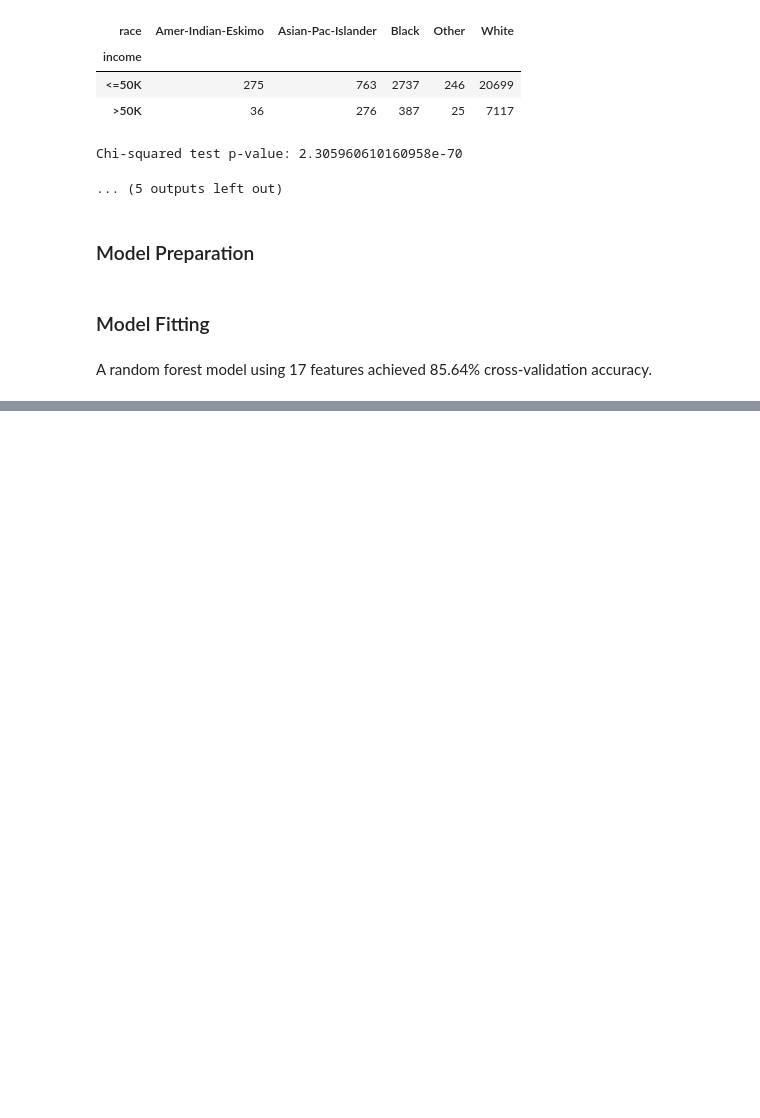
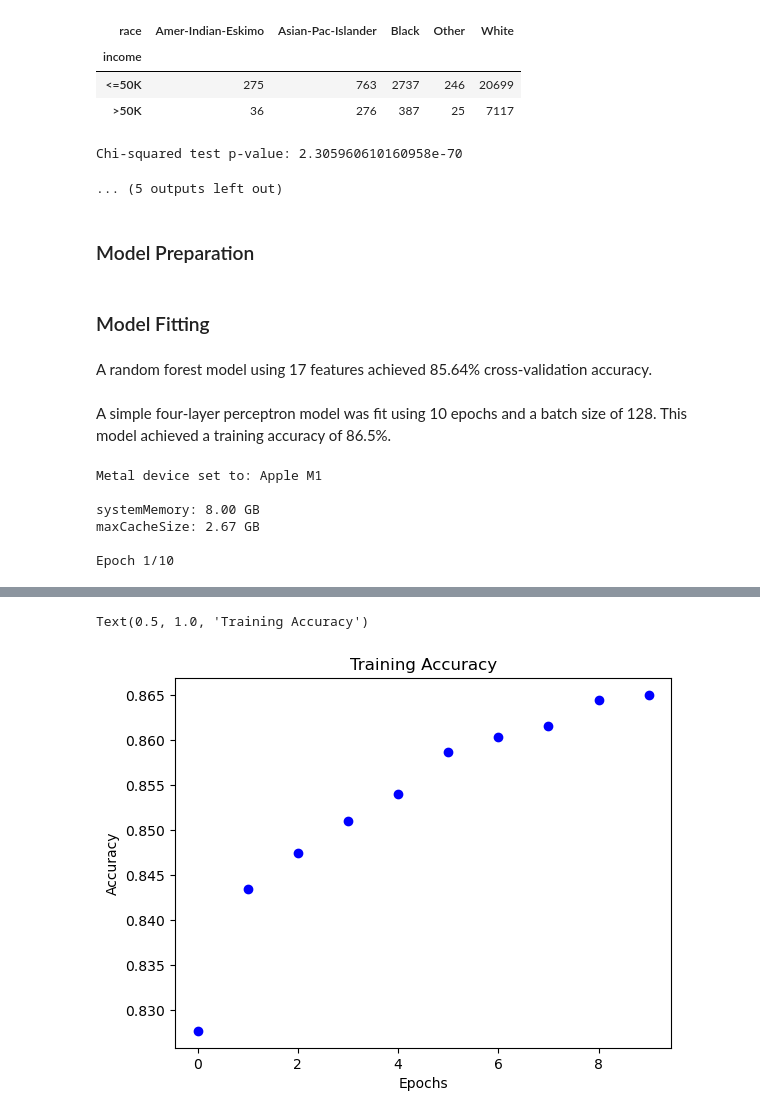
Before and after one commit to akiehl2000/STAA578_Homework, a Jupyter notebook: Homework1/homework1.ipynb, the cells around one changed output, grey strips where cells are left out. Cells and saved outputs as stored; diff of their text form; code cells hidden in the pictures; blank space fills up the shorter version.

Commit message:
Add first MLP model

```diff
--- a/Homework1/homework1.ipynb
+++ b/Homework1/homework1.ipynb
@@ -264,3 +264,36 @@ cvResults = cross_val_score(rfFit,
 
 # cross-validation accuracy
 print(f"Cross-validation accuracy: {np.mean(cvResults).round(4)}")
+# %% [markdown]
+A simple four-layer perceptron model was fit using 10 epochs and a batch size of 128. This model achieved a training accuracy of 86.5%.
+# %%
+# set random seed
+np.random.seed(462023)
+
+# define model architecture
+model = models.Sequential([
+    Dense(512, activation = 'relu'),
+    Dense(256, activation = 'relu'),
+    Dense(2, activation = 'sigmoid')
+])
+
+# compile model
+model.compile(optimizer = 'rmsprop',
+              loss = 'categorical_crossentropy',
+              metrics = ['accuracy'])
+
+# train model
+trained = model.fit(X_train, to_categorical(y_train), epochs = 10, batch_size = 128)
+
+# plot training accuracy
+plt.plot(trained.history['accuracy'], 'bo')
+plt.xlabel('Epochs')
+plt.ylabel('Accuracy')
+plt.title('Training Accuracy')
+# %% [output]
+Metal device set to: Apple M1
+
+systemMemory: 8.00 GB
+maxCacheSize: 2.67 GB
+
+Epoch 1/10
@@ -266,0 +320,2 @@ print(f"Cross-validation accuracy: {np.mean(cvResults).round(4)}")
+Text(0.5, 1.0, 'Training Accuracy')
+[figure, added]
```
Also changed, not shown: parts of 1 cell of this notebook.
